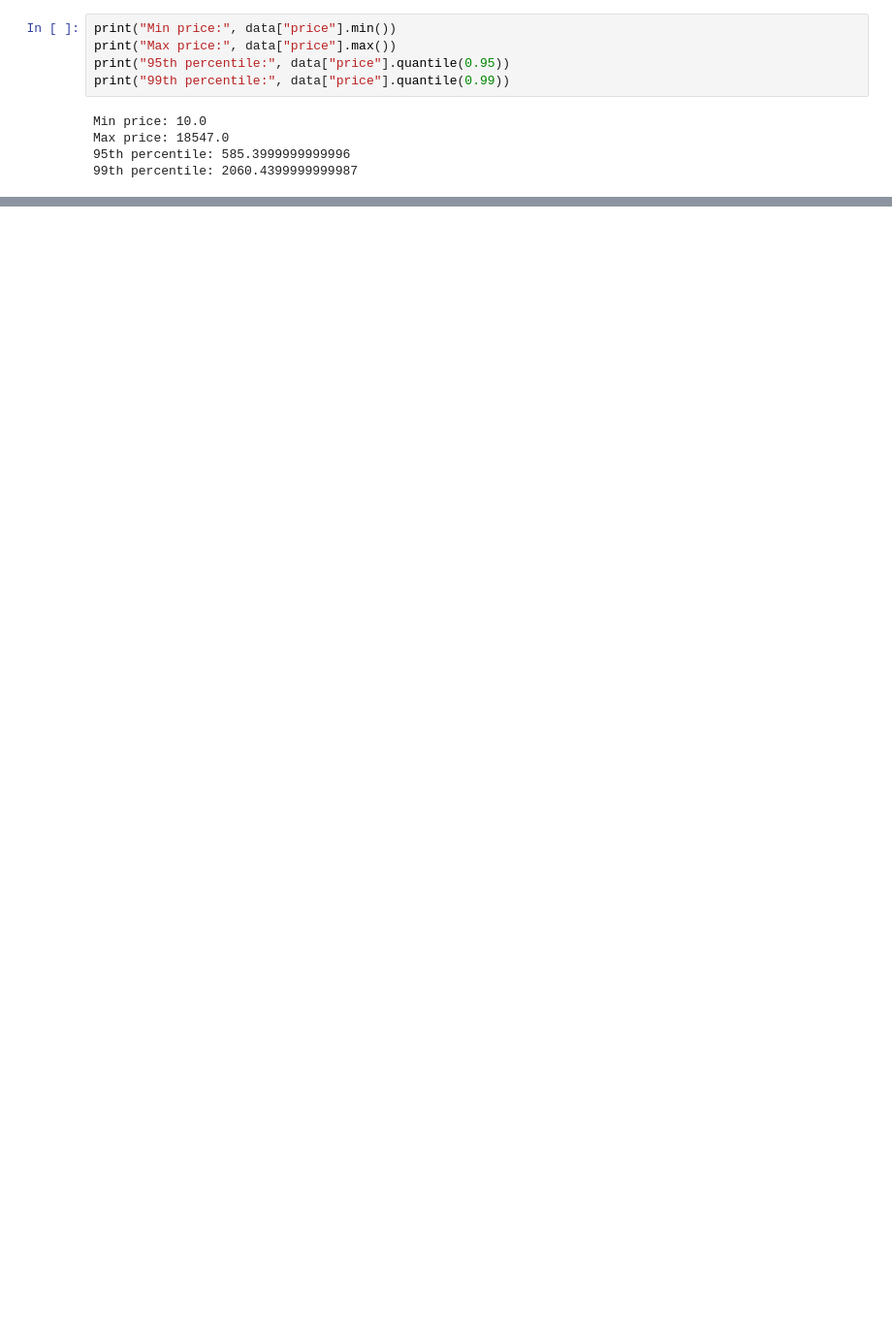
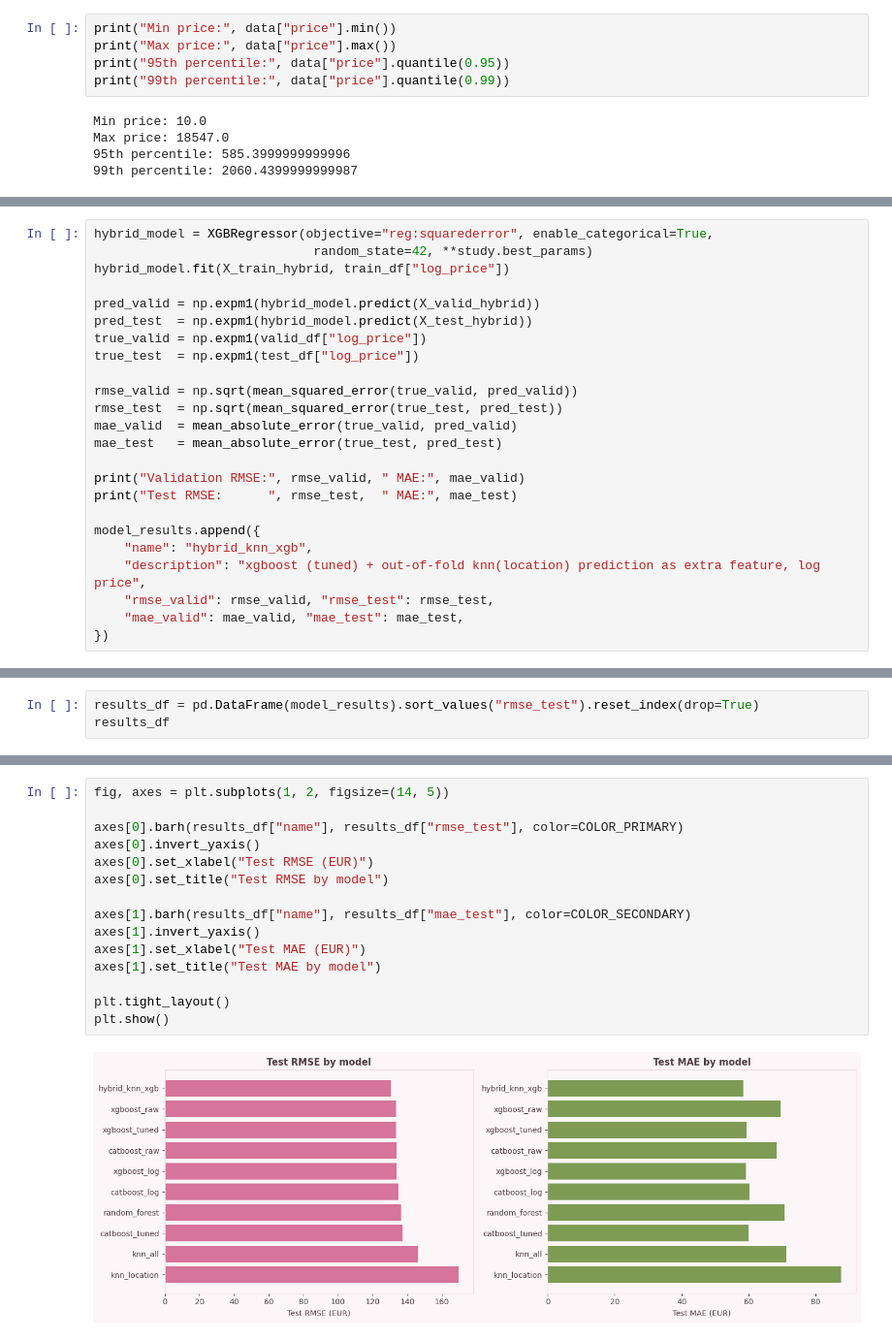
Before and after one commit to emilyglomb/AirBnB-price-predictor, a Jupyter notebook: model.ipynb, the cells around one changed output, grey strips where cells are left out. Shown at 97% size. Cells and saved outputs as stored; diff of their text form; blank space fills up the shorter version.

```diff
--- a/model.ipynb
+++ b/model.ipynb
@@ -2054,0 +771,24 @@ Index(['id', 'neighbourhood_cleansed', 'latitude', 'longitude',
+# %%
+hybrid_model = XGBRegressor(objective="reg:squarederror", enable_categorical=True,
+                             random_state=42, **study.best_params)
+hybrid_model.fit(X_train_hybrid, train_df["log_price"])
+
+pred_valid = np.expm1(hybrid_model.predict(X_valid_hybrid))
+pred_test  = np.expm1(hybrid_model.predict(X_test_hybrid))
+true_valid = np.expm1(valid_df["log_price"])
+true_test  = np.expm1(test_df["log_price"])
+
+rmse_valid = np.sqrt(mean_squared_error(true_valid, pred_valid))
+rmse_test  = np.sqrt(mean_squared_error(true_test, pred_test))
+mae_valid  = mean_absolute_error(true_valid, pred_valid)
+mae_test   = mean_absolute_error(true_test, pred_test)
+
+print("Validation RMSE:", rmse_valid, " MAE:", mae_valid)
+print("Test RMSE:      ", rmse_test,  " MAE:", mae_test)
+
+model_results.append({
+    "name": "hybrid_knn_xgb",
+    "description": "xgboost (tuned) + out-of-fold knn(location) prediction as extra feature, log price",
+    "rmse_valid": rmse_valid, "rmse_test": rmse_test,
+    "mae_valid": mae_valid, "mae_test": mae_test,
+})
@@ -2054,0 +804,3 @@ Index(['id', 'neighbourhood_cleansed', 'latitude', 'longitude',
+# %%
+results_df = pd.DataFrame(model_results).sort_values("rmse_test").reset_index(drop=True)
+results_df
@@ -2054,0 +819,17 @@ Index(['id', 'neighbourhood_cleansed', 'latitude', 'longitude',
+# %%
+fig, axes = plt.subplots(1, 2, figsize=(14, 5))
+
+axes[0].barh(results_df["name"], results_df["rmse_test"], color=COLOR_PRIMARY)
+axes[0].invert_yaxis()
+axes[0].set_xlabel("Test RMSE (EUR)")
+axes[0].set_title("Test RMSE by model")
+
+axes[1].barh(results_df["name"], results_df["mae_test"], color=COLOR_SECONDARY)
+axes[1].invert_yaxis()
+axes[1].set_xlabel("Test MAE (EUR)")
+axes[1].set_title("Test MAE by model")
+
+plt.tight_layout()
+plt.show()
+# %% [output]
+[figure, added]
```
Also changed, not shown: parts of 195 cells of this notebook.
